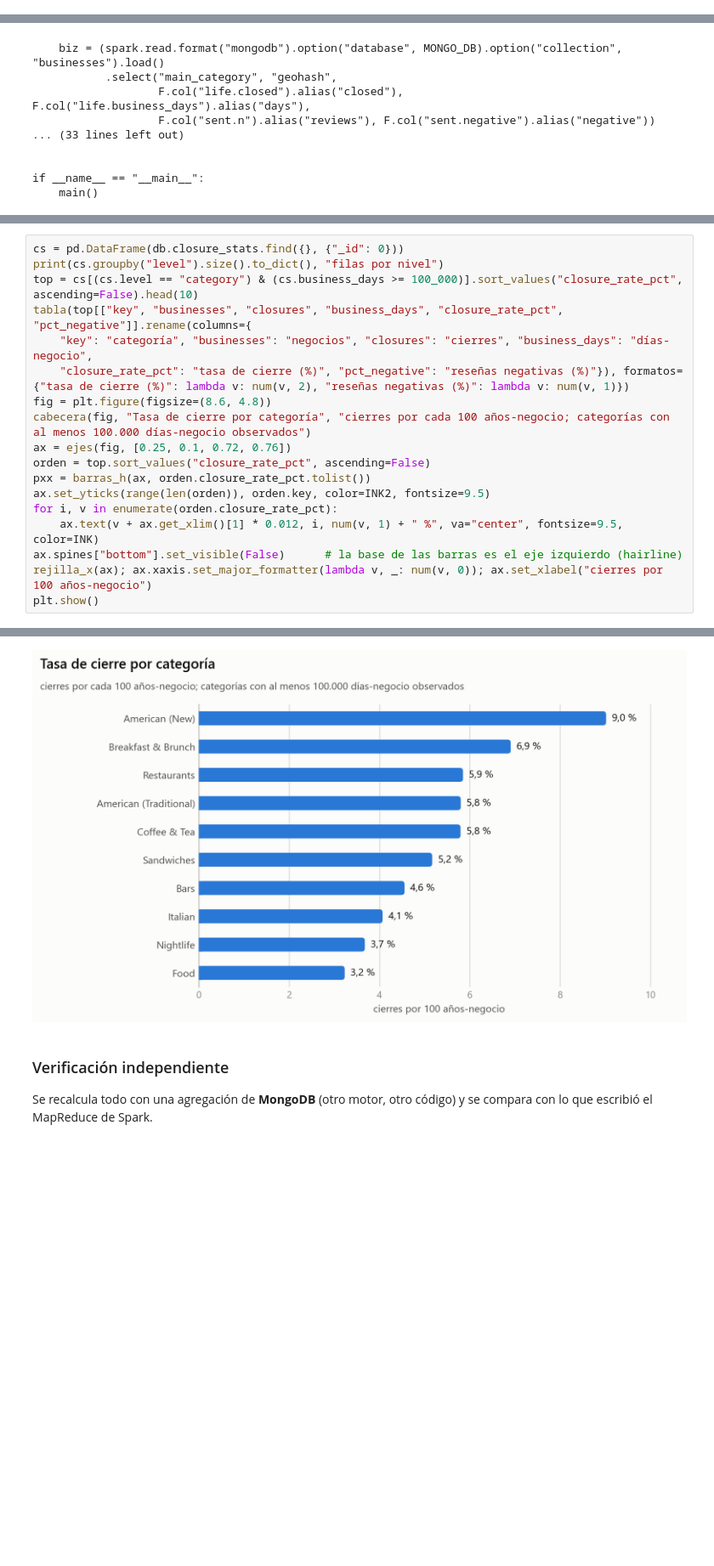
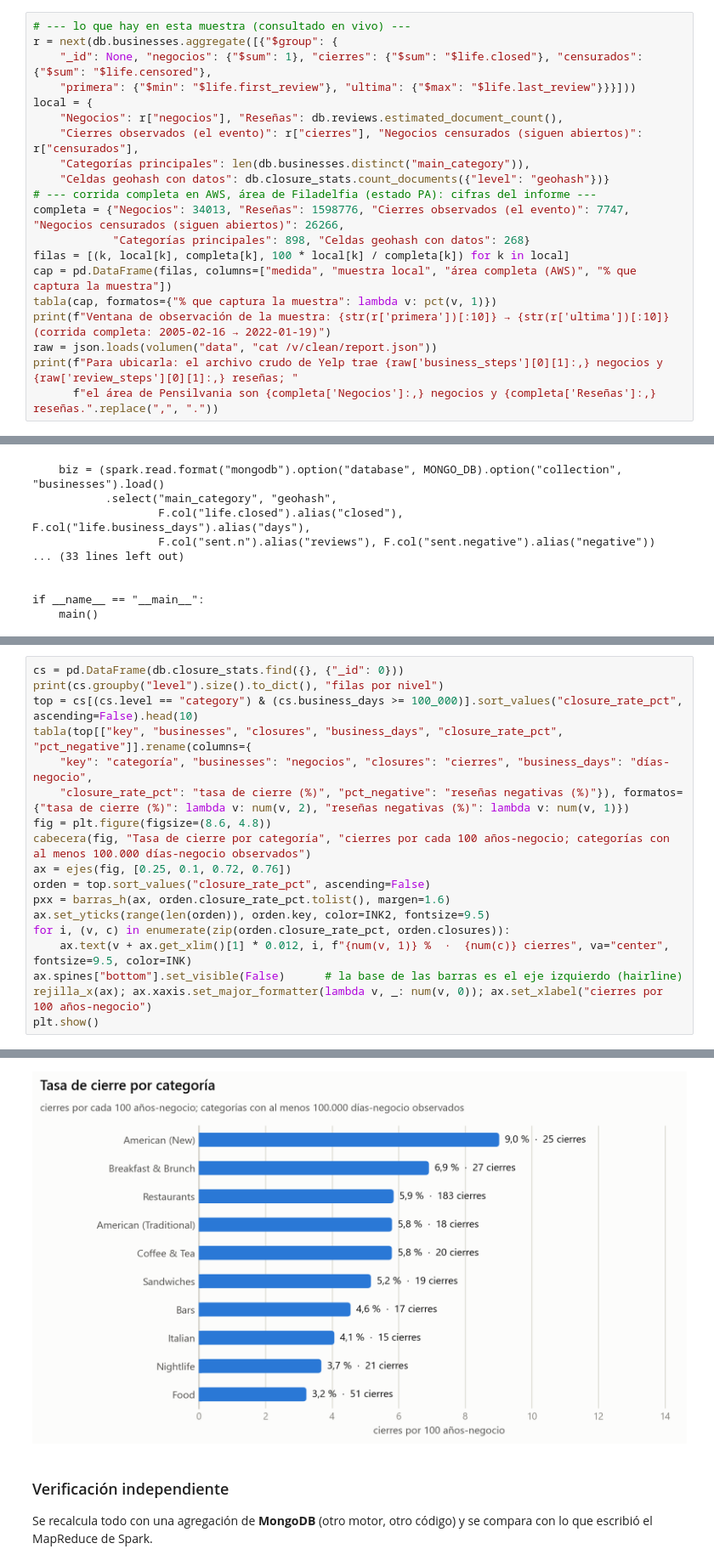
Before and after one commit to elrios893/lifemap, a Jupyter notebook: notebooks/sustentacion.ipynb, the cells around one changed output, grey strips where cells are left out. Shown at 85% size. Saved outputs shown, nothing was run; the diff lists cells and outputs as text; blank space fills up the shorter version.

```diff
--- a/notebooks/sustentacion.ipynb
+++ b/notebooks/sustentacion.ipynb
@@ -55,0 +63,20 @@ MongoDB: 7.0.43 | API: {'commit': 'unknown', 'services': {'api': 'up', 'dask': '
+# %%
+# --- lo que hay en esta muestra (consultado en vivo) ---
+r = next(db.businesses.aggregate([{"$group": {
+    "_id": None, "negocios": {"$sum": 1}, "cierres": {"$sum": "$life.closed"}, "censurados": {"$sum": "$life.censored"},
+    "primera": {"$min": "$life.first_review"}, "ultima": {"$max": "$life.last_review"}}}]))
+local = {
+    "Negocios": r["negocios"], "Reseñas": db.reviews.estimated_document_count(),
+    "Cierres observados (el evento)": r["cierres"], "Negocios censurados (siguen abiertos)": r["censurados"],
+    "Categorías principales": len(db.businesses.distinct("main_category")),
+    "Celdas geohash con datos": db.closure_stats.count_documents({"level": "geohash"})}
+# --- corrida completa en AWS, área de Filadelfia (estado PA): cifras del informe ---
+completa = {"Negocios": 34013, "Reseñas": 1598776, "Cierres observados (el evento)": 7747, "Negocios censurados (siguen abiertos)": 26266,
+            "Categorías principales": 898, "Celdas geohash con datos": 268}
+filas = [(k, local[k], completa[k], 100 * local[k] / completa[k]) for k in local]
+cap = pd.DataFrame(filas, columns=["medida", "muestra local", "área completa (AWS)", "% que captura la muestra"])
+tabla(cap, formatos={"% que captura la muestra": lambda v: pct(v, 1)})
+print(f"Ventana de observación de la muestra: {str(r['primera'])[:10]} → {str(r['ultima'])[:10]}  (corrida completa: 2005-02-16 → 2022-01-19)")
+raw = json.loads(volumen("data", "cat /v/clean/report.json"))
+print(f"Para ubicarla: el archivo crudo de Yelp trae {raw['business_steps'][0][1]:,} negocios y {raw['review_steps'][0][1]:,} reseñas; "
+      f"el área de Pensilvania son {completa['Negocios']:,} negocios y {completa['Reseñas']:,} reseñas.".replace(",", "."))
@@ -708,35 +773,35 @@ if __name__ == "__main__":
 # %%
 cs = pd.DataFrame(db.closure_stats.find({}, {"_id": 0}))
 print(cs.groupby("level").size().to_dict(), "filas por nivel")
 top = cs[(cs.level == "category") & (cs.business_days >= 100_000)].sort_values("closure_rate_pct", ascending=False).head(10)
 tabla(top[["key", "businesses", "closures", "business_days", "closure_rate_pct", "pct_negative"]].rename(columns={
     "key": "categoría", "businesses": "negocios", "closures": "cierres", "business_days": "días-negocio",
     "closure_rate_pct": "tasa de cierre (%)", "pct_negative": "reseñas negativas (%)"}), formatos={"tasa de cierre (%)": lambda v: num(v, 2), "reseñas negativas (%)": lambda v: num(v, 1)})
 fig = plt.figure(figsize=(8.6, 4.8))
 cabecera(fig, "Tasa de cierre por categoría", "cierres por cada 100 años-negocio; categorías con al menos 100.000 días-negocio observados")
 ax = ejes(fig, [0.25, 0.1, 0.72, 0.76])
 orden = top.sort_values("closure_rate_pct", ascending=False)
-pxx = barras_h(ax, orden.closure_rate_pct.tolist())
+pxx = barras_h(ax, orden.closure_rate_pct.tolist(), margen=1.6)
 ax.set_yticks(range(len(orden)), orden.key, color=INK2, fontsize=9.5)
-for i, v in enumerate(orden.closure_rate_pct):
-    ax.text(v + ax.get_xlim()[1] * 0.012, i, num(v, 1) + " %", va="center", fontsize=9.5, color=INK)
+for i, (v, c) in enumerate(zip(orden.closure_rate_pct, orden.closures)):
+    ax.text(v + ax.get_xlim()[1] * 0.012, i, f"{num(v, 1)} %  ·  {num(c)} cierres", va="center", fontsize=9.5, color=INK)
 ax.spines["bottom"].set_visible(False)      # la base de las barras es el eje izquierdo (hairline)
 rejilla_x(ax); ax.xaxis.set_major_formatter(lambda v, _: num(v, 0)); ax.set_xlabel("cierres por 100 años-negocio")
 plt.show()
 # %% [output]
 {'category': 537, 'geohash': 215} filas por nivel
 | categoría | negocios | cierres | días-negocio | tasa de cierre (%) | reseñas negativas (%) |
 | American (New) | 44 | 25 | 101.166 | 9,02 | 15,4 |
 | Breakfast & Brunch | 53 | 27 | 142.668 | 6,91 | 17,5 |
 | Restaurants | 476 | 183 | 1.141.697 | 5,85 | 18,9 |
 | American (Traditional) | 43 | 18 | 113.251 | 5,80 | 20,4 |
 | Coffee & Tea | 56 | 20 | 125.940 | 5,80 | 14,9 |
 | Sandwiches | 52 | 19 | 134.191 | 5,17 | 23,4 |
 | Bars | 48 | 17 | 136.235 | 4,55 | 31,5 |
 | Italian | 42 | 15 | 134.575 | 4,07 | 18,3 |
 | Nightlife | 70 | 21 | 208.548 | 3,68 | 22,7 |
 | Food | 220 | 51 | 576.465 | 3,23 | 22,9 |
-[figure, old version]
+[figure, new version]
 # %% [markdown]
 ### Verificación independiente
 Se recalcula todo con una agregación de **MongoDB** (otro motor, otro código) y se compara con lo que escribió el MapReduce de Spark.
```
Also changed, not shown: parts of 29 cells of this notebook, 2 other files.
